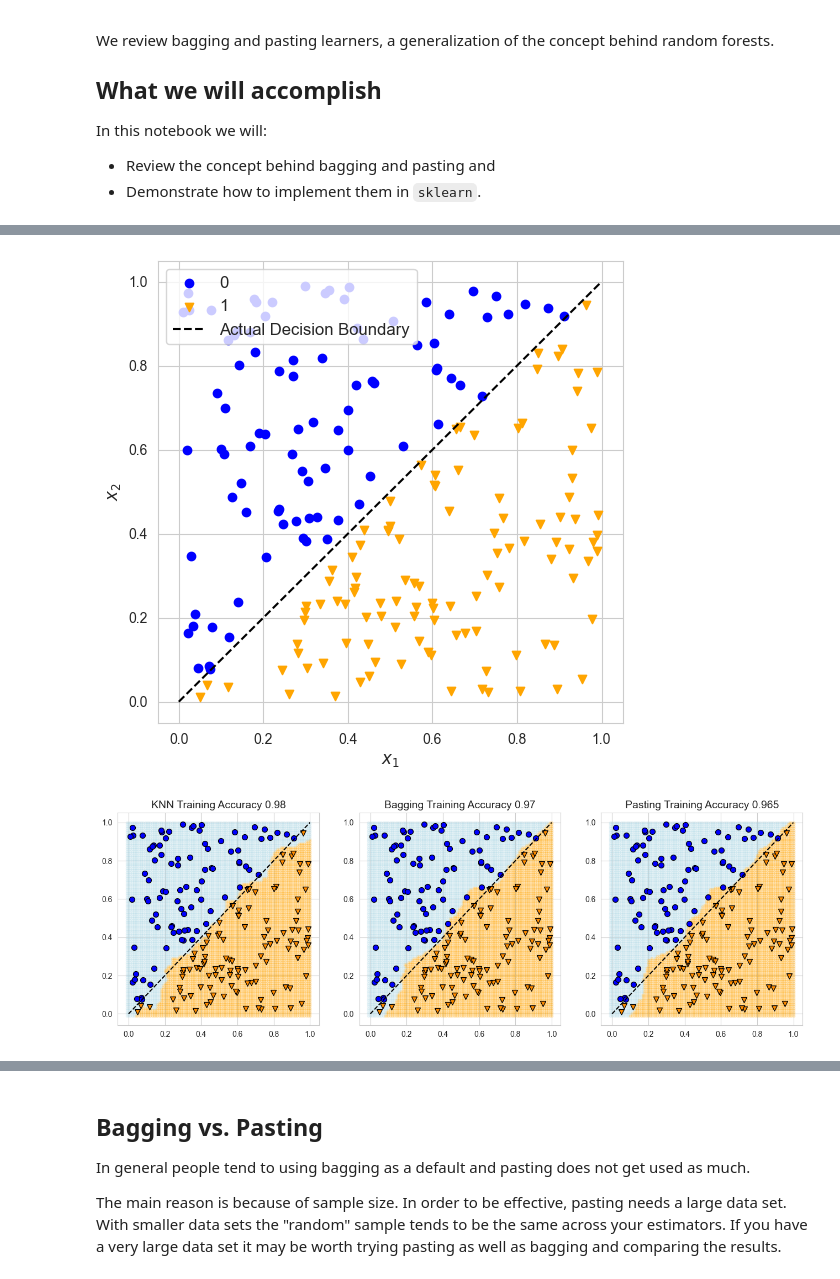
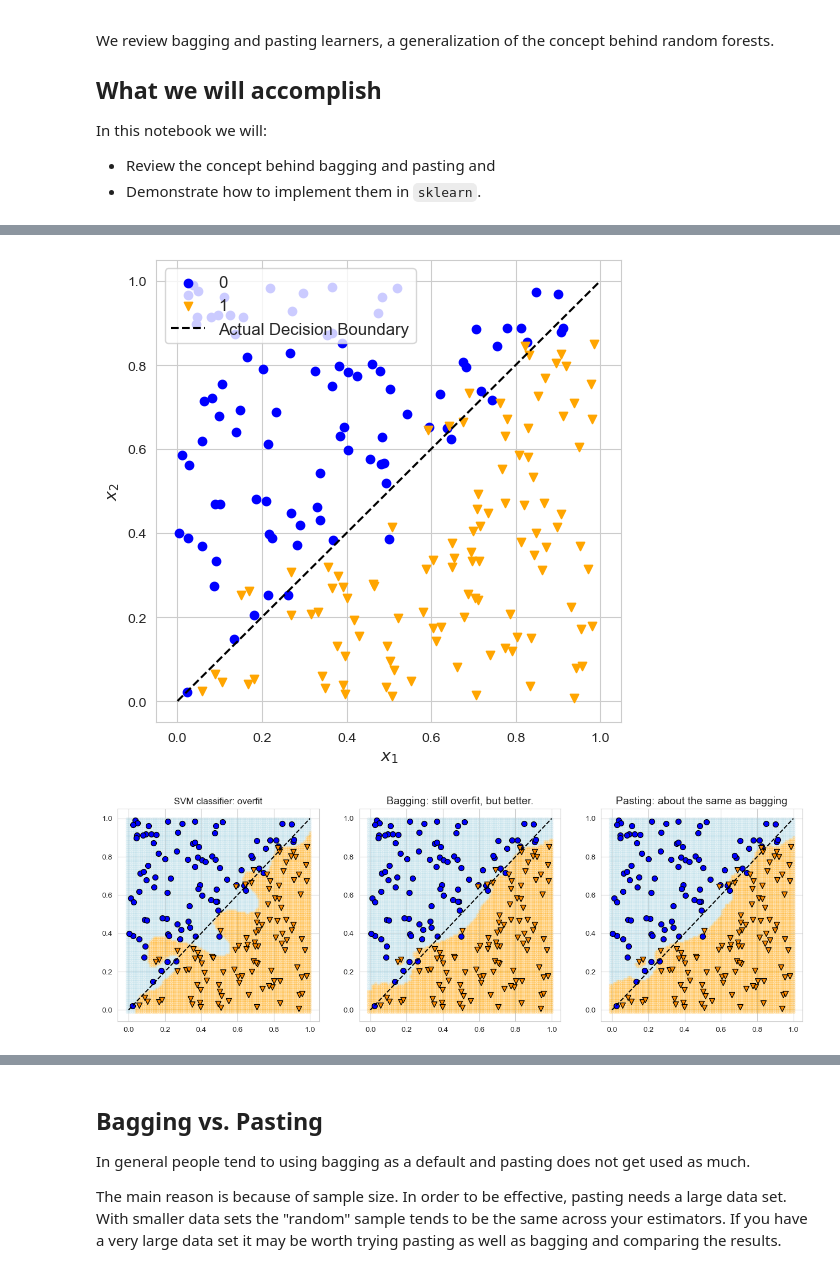
Before and after one commit to parabamoghv/Erdos_AU2024_copy, a Jupyter notebook: week-10-ensemble-I/lecture-10/3. Bagging and Pasting - Complete.ipynb, the cells around one changed output, grey strips where cells are left out. Drawn from its saved outputs; the diff is of its cells as text; code cells hidden in the pictures.

```diff
--- a/week-10-ensemble-I/lecture-10/3. Bagging and Pasting - Complete.ipynb
+++ b/week-10-ensemble-I/lecture-10/3. Bagging and Pasting - Complete.ipynb
@@ -42,12 +42,12 @@ We will demonstrate this with a base $k$ nearest neighbors classifier and the sy
 # %%
-np.random.seed(4930)
+np.random.seed(4933)
 
 X = np.zeros((200,2))
 X[:,0] = np.random.random(200)
 X[:,1] = np.random.random(200)
 
 y = np.zeros(200)
-y[X[:,0]-X[:,1]>=0] = 1
+y[X[:,0]-X[:,1]>=0.1*np.random.standard_normal(200)] = 1
 
 ## to show off our decision boundary later
 xx1, xx2 = np.meshgrid(np.arange(-.01, 1.01, .01),
@@ -74,6 +74,6 @@ plt.legend(fontsize=12, loc=2)
 
 plt.show()
 # %% [output]
-[figure, old version]
+[figure, new version]
 # %%
 ## Import the model objects here
@@ -115,15 +110,13 @@ fig,ax = plt.subplots(1,3,figsize=(16,5))
 
 s = 50
 
-## Fit knn
-knn.fit(X,y)
-y_pred = knn.predict(X)
+## Fit lr
+single_model.fit(X,y)
+y_pred = single_model.predict(X)
 
-acc = sum(y == y_pred)/len(y_pred)
+ax[0].set_title("SVM classifier: overfit")
 
-ax[0].set_title("KNN Training Accuracy " + str(np.round(acc,5)), fontsize=14)
-
-preds = knn.predict(X_pred)
+preds = single_model.predict(X_pred)
 
 
 
@@ -161,7 +154,7 @@ y_pred = bag.predict(X)
 
 acc = sum(y == y_pred)/len(y_pred)
 
-ax[1].set_title("Bagging Training Accuracy " + str(np.round(acc,5)), fontsize=14)
+ax[1].set_title("Bagging: still overfit, but better.", fontsize=14)
 
 preds = bag.predict(X_pred)
 
@@ -178,6 +171,13 @@ ax[1].scatter(X_pred[preds==0,0],
             c='lightblue',
             s=10)
 
+ax[1].scatter(X[y==0,0],
+            X[y==0,1],
+            label='Training 0',
+            c = 'blue',
+            edgecolor='black',
+            s=s)
+
 ax[1].scatter(X[y==1,0],
             X[y==1,1],
             label='Training 1',
@@ -185,12 +185,7 @@ ax[1].scatter(X[y==1,0],
             marker = 'v',
             edgecolor='black',
             s=s)
-ax[1].scatter(X[y==0,0],
-            X[y==0,1],
-            label='Training 0',
-            c = 'blue',
-            edgecolor='black',
-            s=s)
+
 ax[1].plot([0,1],[0,1],'k--')
 
 
@@ -202,41 +197,42 @@ y_pred = paste.predict(X)
 
 acc = sum(y == y_pred)/len(y_pred)
 
-ax[2].set_title("Pasting Training Accuracy " + str(np.round(acc,5)), fontsize=14)
+ax[2].set_title("Pasting: about the same as bagging", fontsize=14)
 
 preds = paste.predict(X_pred)
 
 
 
 ax[2].scatter(X_pred[preds==0,0],
             X_pred[preds==0,1],
             alpha=.2,
             c='lightblue',
             s=10)
 ax[2].scatter(X_pred[preds==1,0],
             X_pred[preds==1,1],
             alpha=.2,
             c='orange',
             s=10)
+ax[2].scatter(X[y==0,0],
+            X[y==0,1],
+            label='Training 0',
+            c = 'blue',
+            edgecolor='black',
+            s=s)
 
 ax[2].scatter(X[y==1,0],
             X[y==1,1],
             label='Training 1',
             c = 'darkorange',
             marker = 'v',
             edgecolor='black',
             s=s)
-ax[2].scatter(X[y==0,0],
-            X[y==0,1],
-            label='Training 0',
-            c = 'blue',
-            edgecolor='black',
-            s=s)
+
 ax[2].plot([0,1],[0,1],'k--')
 
 plt.show()
 # %% [output]
-[figure, old version]
+[figure, new version]
 # %% [markdown]
 ## Why use a bagging/pasting model?
 
```
Also changed, not shown: parts of 8 cells of this notebook, 3 other files.
